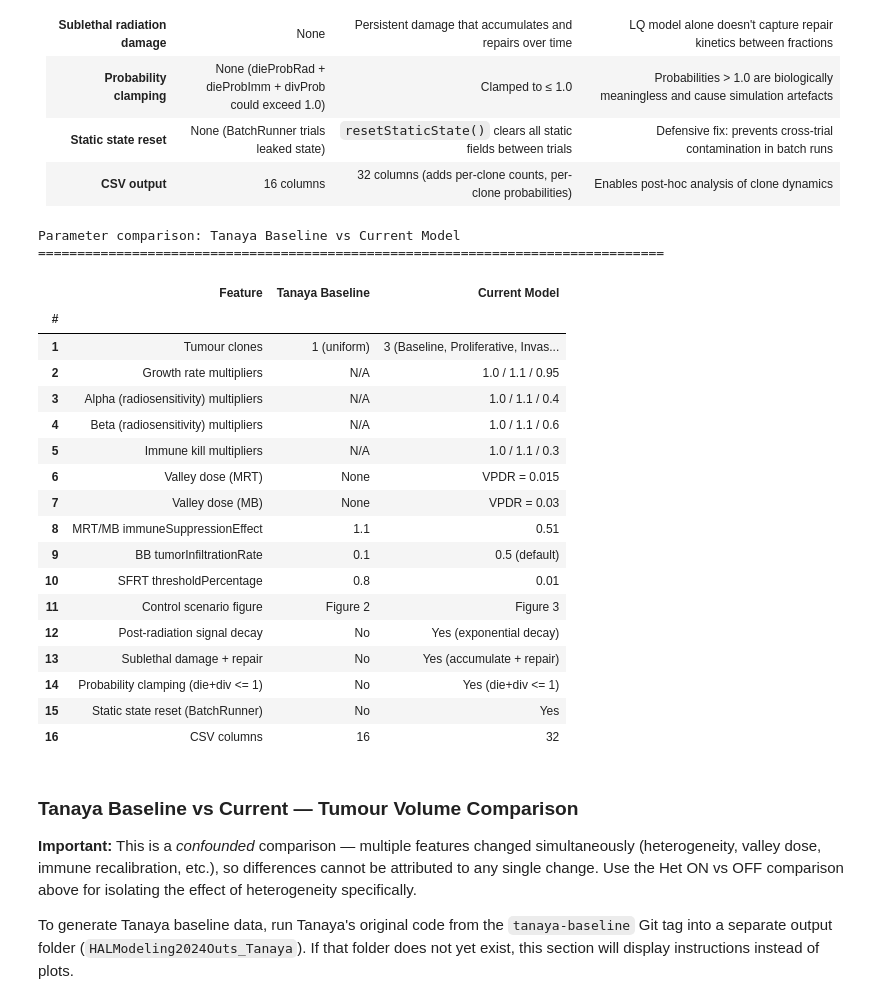
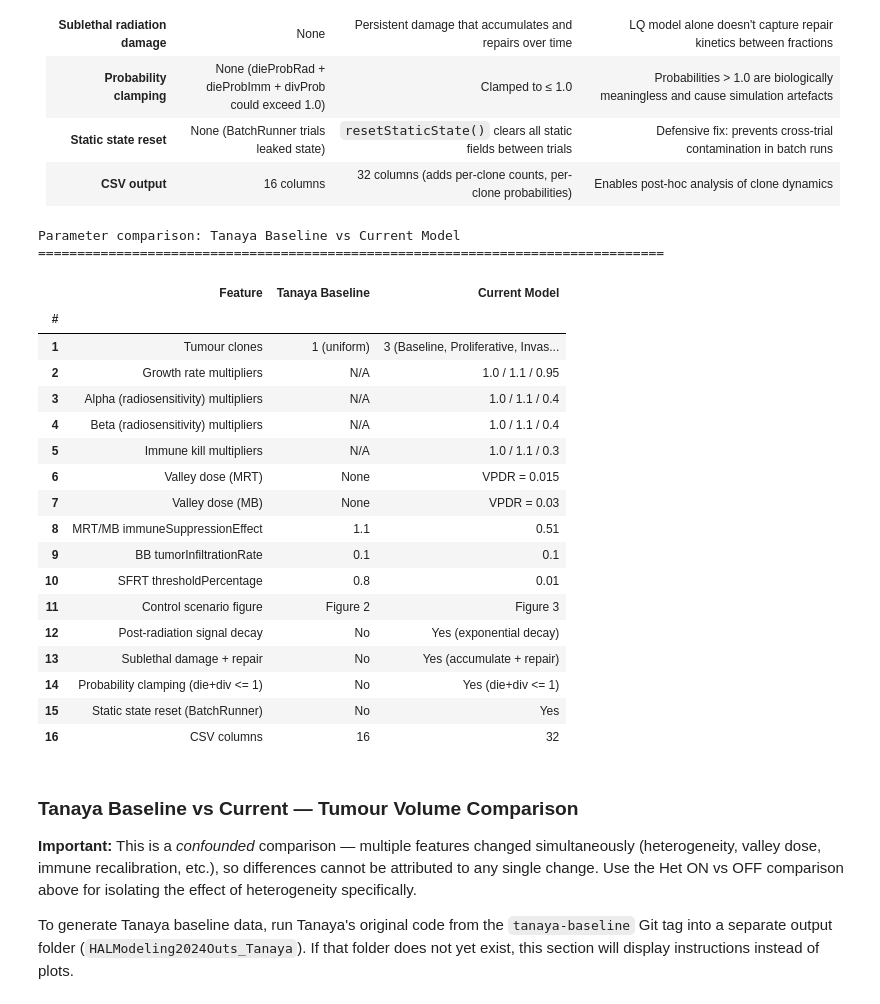
Before and after one commit to NafisaMaliat/GBM_Radiotherapy_ABM, a Jupyter notebook: GBM_SimulationResults.ipynb, the cells around one changed output. Saved outputs shown, nothing was run; the diff lists cells and outputs as text; code cells hidden in the pictures.

```diff
--- a/GBM_SimulationResults.ipynb
+++ b/GBM_SimulationResults.ipynb
@@ -1371,12 +1298,12 @@ comparison_data = {
         '3 (Baseline, Proliferative, InvasiveResistant)',
         '1.0 / 1.1 / 0.95',
         '1.0 / 1.1 / 0.4',
-        '1.0 / 1.1 / 0.6',
+        '1.0 / 1.1 / 0.4',
         '1.0 / 1.1 / 0.3',
         'VPDR = 0.015',
         'VPDR = 0.03',
         '0.51',
-        '0.5 (default)',
+        '0.1',
         '0.01',
         'Figure 3',
         'Yes (exponential decay)',
@@ -1384,39 +1311,39 @@ comparison_data = {
         'Yes (die+div <= 1)',
         'Yes',
         '32',
     ],
 }
 
 # Create the DataFrame and set 1-based index for readability
 df_comparison = pd.DataFrame(comparison_data)
 df_comparison.index = df_comparison.index + 1
 df_comparison.index.name = '#'
 
 # Apply CSS styling for left-aligned, clean table display
 styled = df_comparison.style.set_properties(**{
     'text-align': 'left',
     'font-size': '11px',
 }).set_table_styles([
     {'selector': 'th', 'props': [('text-align', 'left'), ('font-weight', 'bold')]},
 ])
 
 print("Parameter comparison: Tanaya Baseline vs Current Model")
 print("=" * 80)
 display(styled)
 # %% [output]
 Parameter comparison: Tanaya Baseline vs Current Model
 ================================================================================
 |  | Feature | Tanaya Baseline | Current Model |
 | # |  |  |  |
 | 1 | Tumour clones | 1 (uniform) | 3 (Baseline, Proliferative, Invas... |
 | 2 | Growth rate multipliers | N/A | 1.0 / 1.1 / 0.95 |
 | 3 | Alpha (radiosensitivity) multipliers | N/A | 1.0 / 1.1 / 0.4 |
-| 4 | Beta (radiosensitivity) multipliers | N/A | 1.0 / 1.1 / 0.6 |
+| 4 | Beta (radiosensitivity) multipliers | N/A | 1.0 / 1.1 / 0.4 |
 | 5 | Immune kill multipliers | N/A | 1.0 / 1.1 / 0.3 |
 | 6 | Valley dose (MRT) | None | VPDR = 0.015 |
 | 7 | Valley dose (MB) | None | VPDR = 0.03 |
 | 8 | MRT/MB immuneSuppressionEffect | 1.1 | 0.51 |
-| 9 | BB tumorInfiltrationRate | 0.1 | 0.5 (default) |
+| 9 | BB tumorInfiltrationRate | 0.1 | 0.1 |
 | 10 | SFRT thresholdPercentage | 0.8 | 0.01 |
 | 11 | Control scenario figure | Figure 2 | Figure 3 |
 | 12 | Post-radiation signal decay | No | Yes (exponential decay) |
```
Also changed, not shown: parts of 15 cells of this notebook.
